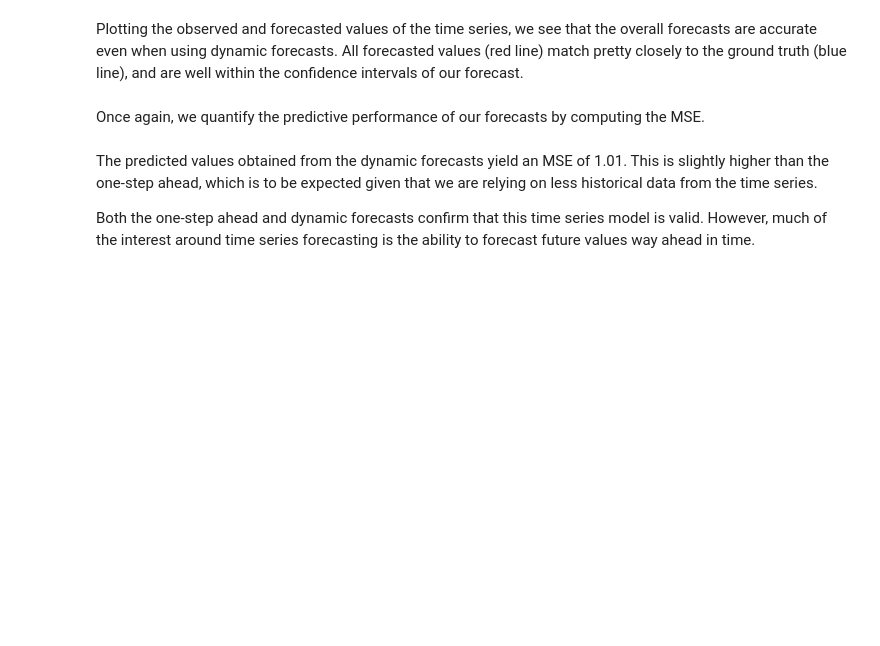
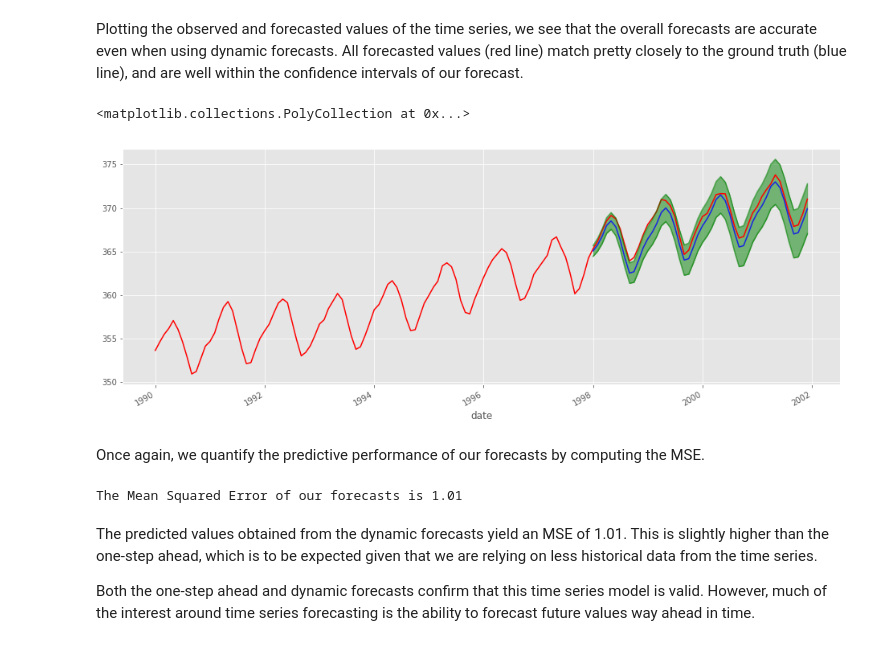
Before and after one commit to ktzioumis/dsc-3-26-08-sarima-models-lab-online-ds-pt-112618, a Jupyter notebook: index.ipynb, the cells around one changed output. Saved outputs shown, nothing was run; the diff lists cells and outputs as text; code cells hidden in the pictures; blank space fills up the shorter version.

```diff
--- a/index.ipynb
+++ b/index.ipynb
@@ -436,7 +489,7 @@ We can achieve a deeper insight into model's predictive power using dynamic fore
 Repeat above calculation for predictions post 1998. Use Dynamic forecasting by setting `dynamic` to True.
 # %%
 # Get dynamic predictions with confidence intervals as above.
-pred_dynamic = None
-pred_dynamic_conf = None
+pred_dynamic = output.get_prediction('1998-01-01',dynamic=True)
+pred_dynamic_conf = pred_dynamic.conf_int()
 # %% [markdown]
 Plotting the observed and forecasted values of the time series, we see that the overall forecasts are accurate even when using dynamic forecasts. All forecasted values (red line) match pretty closely to the ground truth (blue line), and are well within the confidence intervals of our forecast.
@@ -445,15 +496,37 @@ Plotting the observed and forecasted values of the time series, we see that the
+# %%
+# Plot the dynamic forecast with confidence intervals as above
+plt.figure(figsize=(16,6))
+plt.plot(CO2_monthly['1990':],color='red')
+
+# Plot predicted values
+pred_dynamic.predicted_mean.plot(color='blue',alpha=0.8)
+
+# Plot the range for confidence intervals
+plt.plot(pred_dynamic_conf,color='green',alpha=0.6)
+plt.fill_between(pred_dynamic_conf.index,
+                pred_dynamic_conf.iloc[:, 0],
+                pred_dynamic_conf.iloc[:, 1], color='g', alpha=.5)
+# %% [output]
+<matplotlib.collections.PolyCollection at 0x...>
+[figure, added]
 # %% [markdown]
 Once again, we quantify the predictive performance of our forecasts by computing the MSE.
 # %%
 # Extract the predicted and true values of our time series
-CO2_forecasted = None
-CO2_truth = None
+CO2_dyn_forecasted = np.array(pred_dynamic.predicted_mean)
+CO2_truth = np.array(CO2_monthly['1998':])
+
 
 # Compute the mean square error
-mse = None
+mse = mse = np.mean((CO2_dyn_forecasted-CO2_truth)**2)
+
+print('The Mean Squared Error of our forecasts is {}'.format(round(mse, 3)))
+
 # print('The Mean Squared Error of our forecasts is {}'.format(round(mse, 2)))
 
 # The Mean Squared Error of our forecasts is 1.01
+# %% [output]
+The Mean Squared Error of our forecasts is 1.01
 # %% [markdown]
 The predicted values obtained from the dynamic forecasts yield an MSE of 1.01. This is slightly higher than the one-step ahead, which is to be expected given that we are relying on less historical data from the time series.
 
```
Also changed, not shown: parts of 15 cells of this notebook.
